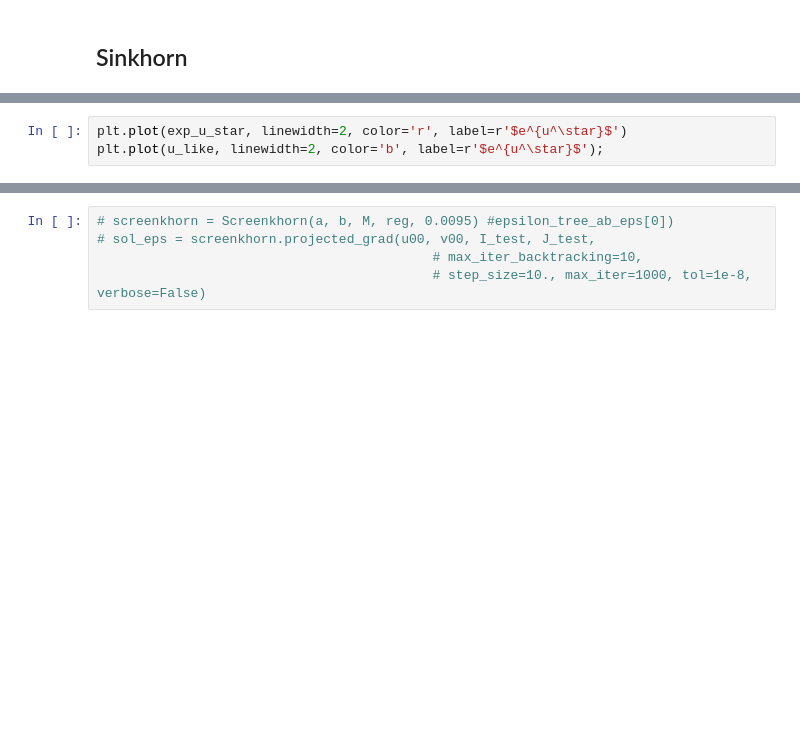
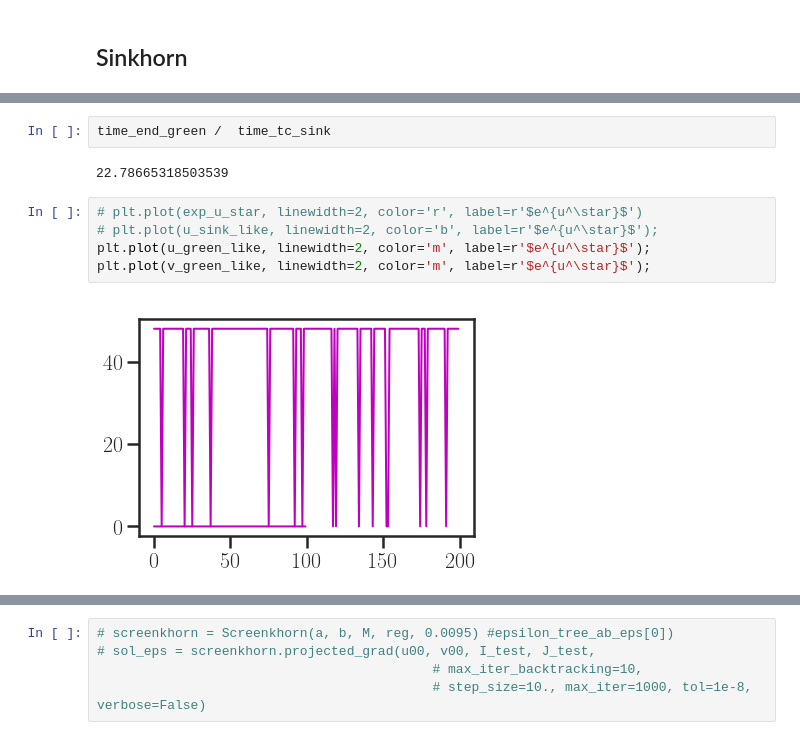
Before and after one commit to mzalaya/screenkhorn, a Jupyter notebook: notebooks/Restricted Sinkhron and Greenkhorn.ipynb, the cells around one changed output, grey strips where cells are left out. Saved outputs shown, nothing was run; the diff lists cells and outputs as text; blank space fills up the shorter version.

```diff
--- a/notebooks/Restricted Sinkhron and Greenkhorn.ipynb
+++ b/notebooks/Restricted Sinkhron and Greenkhorn.ipynb
@@ -174,6 +182,14 @@ time_end / time_tc_sink
+# %%
+time_end_green /  time_tc_sink
+# %% [output]
+22.78665318503539
 # %%
-plt.plot(exp_u_star, linewidth=2, color='r', label=r'$e^{u^\star}$')
-plt.plot(u_like, linewidth=2, color='b', label=r'$e^{u^\star}$');
+# plt.plot(exp_u_star, linewidth=2, color='r', label=r'$e^{u^\star}$')
+# plt.plot(u_sink_like, linewidth=2, color='b', label=r'$e^{u^\star}$');
+plt.plot(u_green_like, linewidth=2, color='m', label=r'$e^{u^\star}$');
+plt.plot(v_green_like, linewidth=2, color='m', label=r'$e^{u^\star}$');
+# %% [output]
+[figure, added]
 # %%
 ## choice of solver, the 'acc_proj_grad' is the fastest.
 # solver = 'proj_grad'
```
Also changed, not shown: parts of 13 cells of this notebook, 1 other file.
